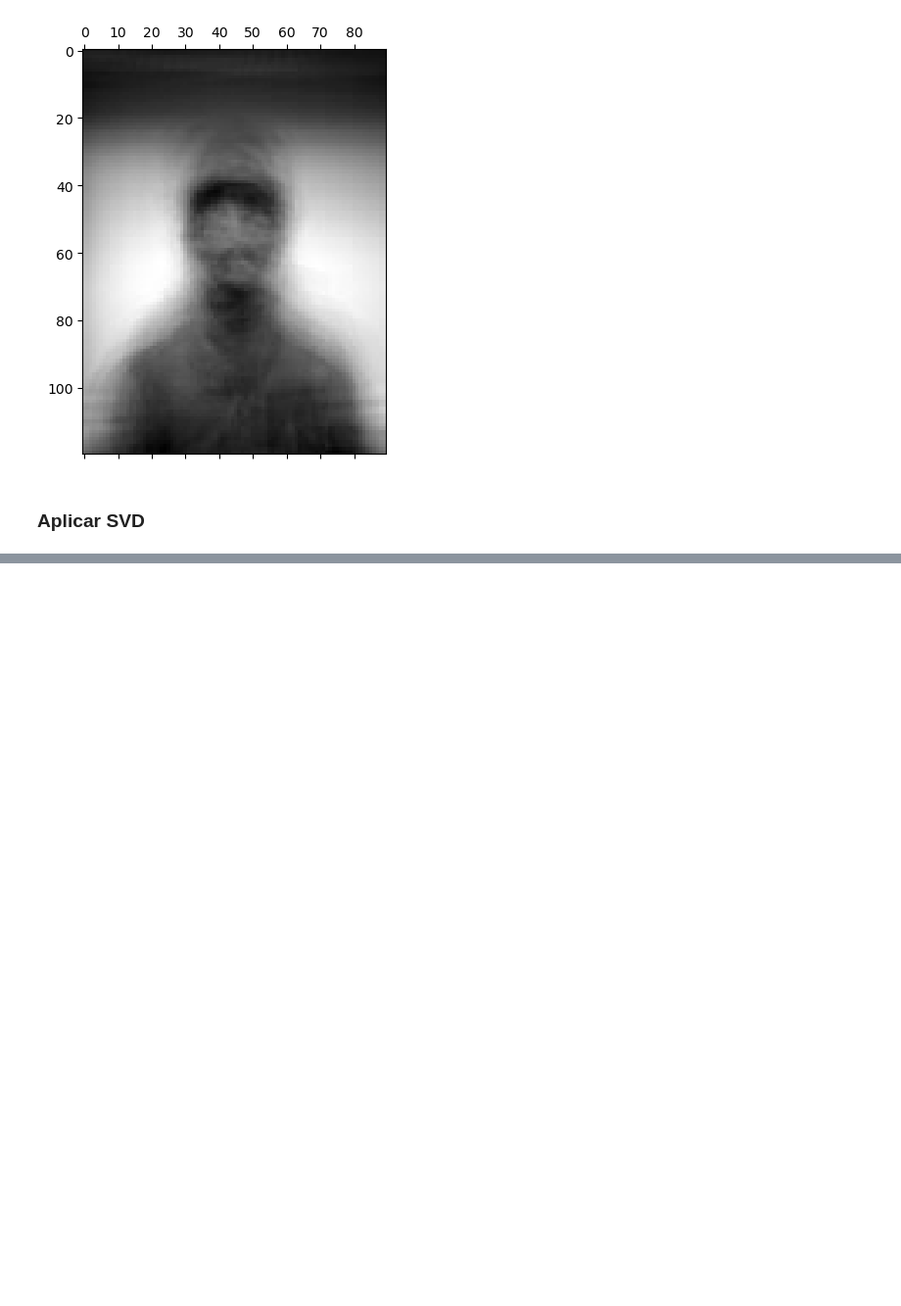
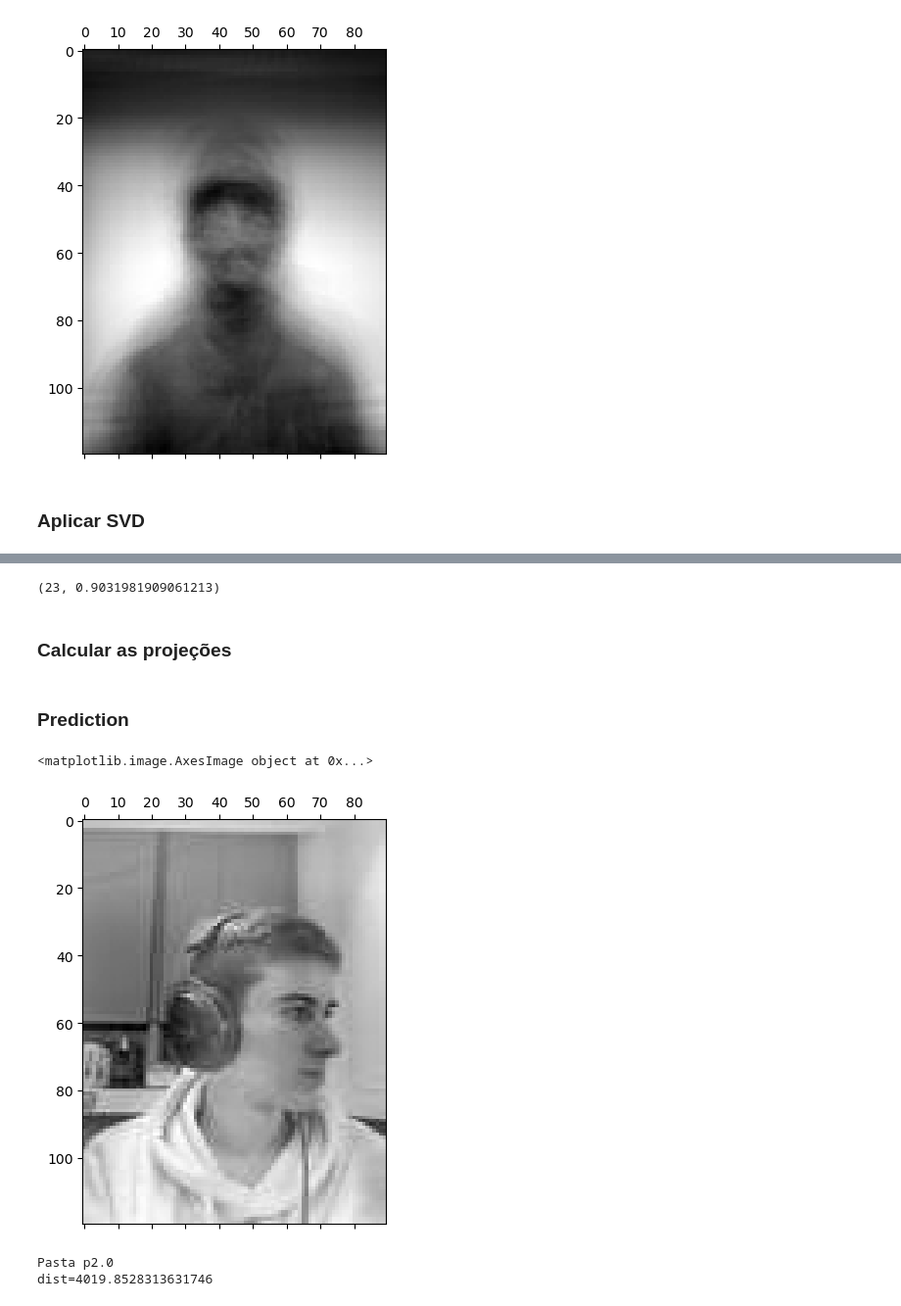
Before and after one commit to SimaoQuintela/MML-Eigenfaces, a Jupyter notebook: Eigenfaces.ipynb, the cells around one changed output, grey strips where cells are left out. Shown at 98% size. Drawn from its saved outputs; the diff is of its cells as text; code cells hidden in the pictures; blank space fills up the shorter version.

```diff
--- a/Eigenfaces.ipynb
+++ b/Eigenfaces.ipynb
@@ -7,7 +7,7 @@ from PIL import Image
 # %%
 num_cobaias = 9
 num_pics = 10
-input_img = Image.open("database/p6_resized/p6_reconhecimento.jpeg").convert('L')
+input_img = Image.open("database/p6_resized/p6_reconhecimento3.jpeg").convert('L')
 # %% [markdown]
 ### Conversão das imagens para formação de uma base
 # %%
@@ -37,0 +49,12 @@ traco = sum(val_prop)
+# %%
+k = 0
+accuracy = 0
+accuracy_wanted = 0.9
+while accuracy < accuracy_wanted:
+    accuracy = accuracy+val_prop[k]/traco
+    k+=1
+k, accuracy
+# %% [output]
+(23, 0.9031981909061213)
+# %% [markdown]
+### Calcular as projeções
@@ -37,0 +63,9 @@ traco = sum(val_prop)
+# %% [markdown]
+### Prediction
+# %%
+gamma = np.array(input_img.getdata())
+test_phi = gamma - media
+display(plt.matshow(np.reshape(test_phi, (120,90)), cmap='gray'))
+# %% [output]
+<matplotlib.image.AxesImage object at 0x...>
+[figure, added]
@@ -37,0 +76,9 @@ traco = sum(val_prop)
+# %%
+if d_min < 7000:
+    pasta = np.floor(np.argmin(dist)/10)+1
+    print(f'Pasta p{pasta}\ndist={d_min}')
+else:
+    print('Não sei quem é esse drogado')
+# %% [output]
+Pasta p2.0
+dist=4019.8528313631746
```
Also changed, not shown: parts of 5 cells of this notebook, 2 other files.
